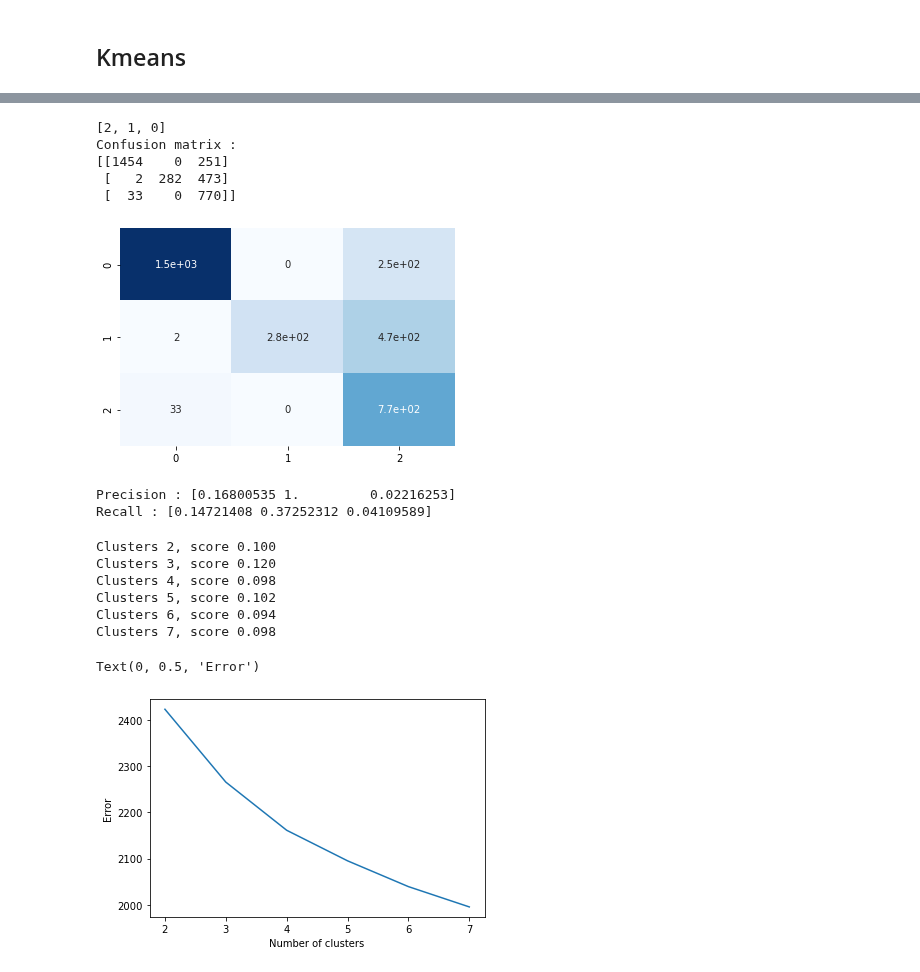
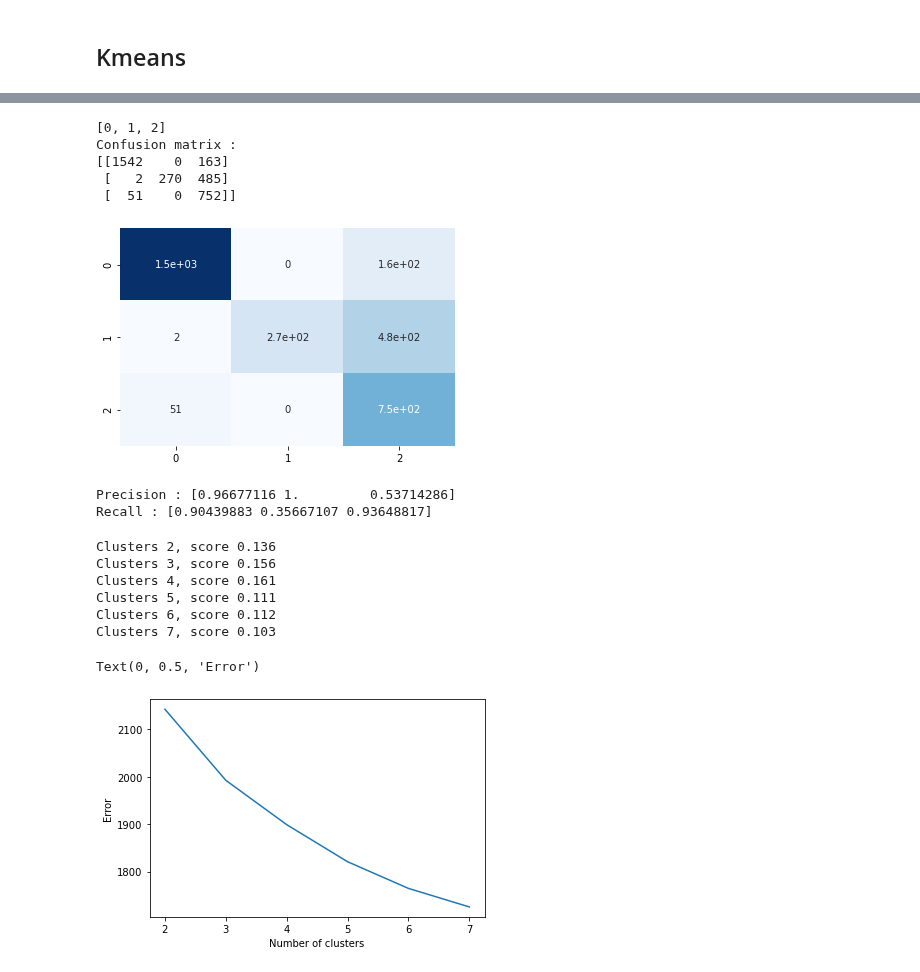
Before and after one commit to lkostakis/data-mining-NLP, a Jupyter notebook: ask3.ipynb, the cells around one changed output, grey strips where cells are left out. Cells and saved outputs as stored; diff of their text form; code cells hidden in the pictures.

```diff
--- a/ask3.ipynb
+++ b/ask3.ipynb
@@ -84,10 +86,12 @@ stop_words = lines
 # %%
 from sklearn.feature_extraction.text import TfidfVectorizer
 
-tfidf = TfidfVectorizer(max_df = 0.50,
+tfidf = TfidfVectorizer(max_df = 0.75,
                         min_df = 0.25,
-                        max_features = 50000,
-                        stop_words = stop_words)
+                        max_features = 8000,
+                        stop_words = stop_words,
+                        token_pattern=u'(?ui)\\b\\w*[a-z]+\\w*\\b') #makes sure it matches a word                                                    # but contains at least one letter
+                                                 # this is done to remove numbers
 tfidf.fit(business_review_txt)
 fitted_vectorizer = tfidf.transform(business_review_txt)
 # %%
@@ -139,7 +143,7 @@ import matplotlib.pyplot as plt
 from sklearn.metrics import confusion_matrix
 import seaborn as sns
 
-kmeans = sk_cluster.KMeans(n_clusters=3)
+kmeans = sk_cluster.KMeans(init='k-means++', n_clusters=3, n_init=25, max_iter=600, random_state=42)
 kmeans.fit_predict(fitted_vectorizer)
 y_pred = kmeans.labels_
 centroids = kmeans.cluster_centers_
@@ -229,42 +233,43 @@ recall = metrics.recall_score(true_labels, y_pred, average = None)
 print("Precision : {}".format(precision))
 print("Recall : {}".format(recall))
 # %% [output]
-[2, 1, 0]
+[0, 1, 2]
 Confusion matrix :
-[[1454    0  251]
- [   2  282  473]
- [  33    0  770]]
+[[1542    0  163]
+ [   2  270  485]
+ [  51    0  752]]
 [figure]
-Precision : [0.16800535 1.         0.02216253]
-Recall : [0.14721408 0.37252312 0.04109589]
+Precision : [0.96677116 1.         0.53714286]
+Recall : [0.90439883 0.35667107 0.93648817]
 # %%
 from sklearn.metrics import silhouette_score
 
 n_clusters = 7
 error = np.zeros(n_clusters+1)
 error[0] = 0
 max_score = 0
 f_clasters = 0
-#sc = np.zeros(n_clusters+1)
+score = np.zeros(n_clusters+1)
 for k in range(2,n_clusters+1):
-    kmeans = sk_cluster.KMeans(n_clusters=k, init='k-means++')
+    kmeans = sk_cluster.KMeans(init='k-means++', n_clusters=k, n_init=25, max_iter=600,  random_state=42)
     preds = kmeans.fit_predict(fitted_vectorizer)
     error[k] = kmeans.inertia_
-    score = silhouette_score(fitted_vectorizer, preds)
-    print('Clusters {}, score {:.3f}'.format(k, score))
-    if (score > max_score):
+    score[k] = silhouette_score(fitted_vectorizer, preds)
+    print('Clusters {}, score {:.3f}'.format(k, score[k]))
+    if (score[k] > max_score):
         f_clasters = k
-        max_score = score
+        max_score = score[k]
 
 plt.plot(range(2,len(error)),error[2:])
+#plt.plot(range(2,len(score)),score[2:])
 plt.xlabel('Number of clusters')
 plt.ylabel('Error')
 # %% [output]
-Clusters 2, score 0.100
-Clusters 3, score 0.120
-Clusters 4, score 0.098
-Clusters 5, score 0.102
-Clusters 6, score 0.094
-Clusters 7, score 0.098
+Clusters 2, score 0.136
+Clusters 3, score 0.156
+Clusters 4, score 0.161
+Clusters 5, score 0.111
+Clusters 6, score 0.112
+Clusters 7, score 0.103
 Text(0, 0.5, 'Error')
-[figure, old version]
+[figure, new version]
```
Also changed, not shown: parts of 7 cells of this notebook.
